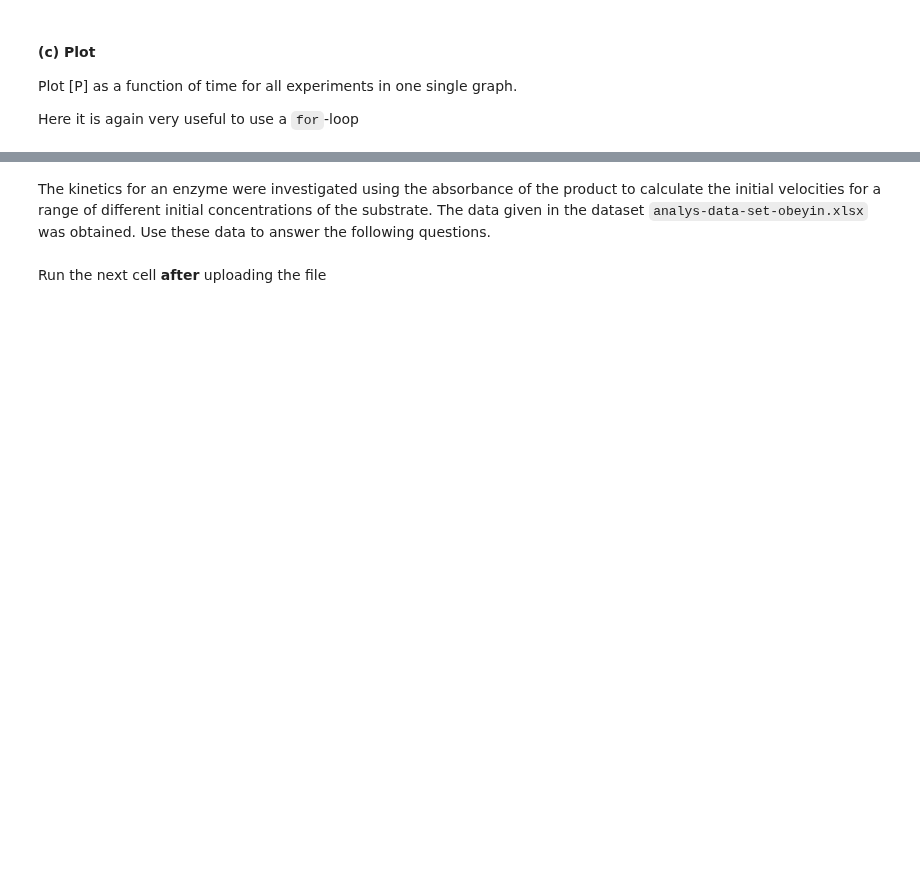
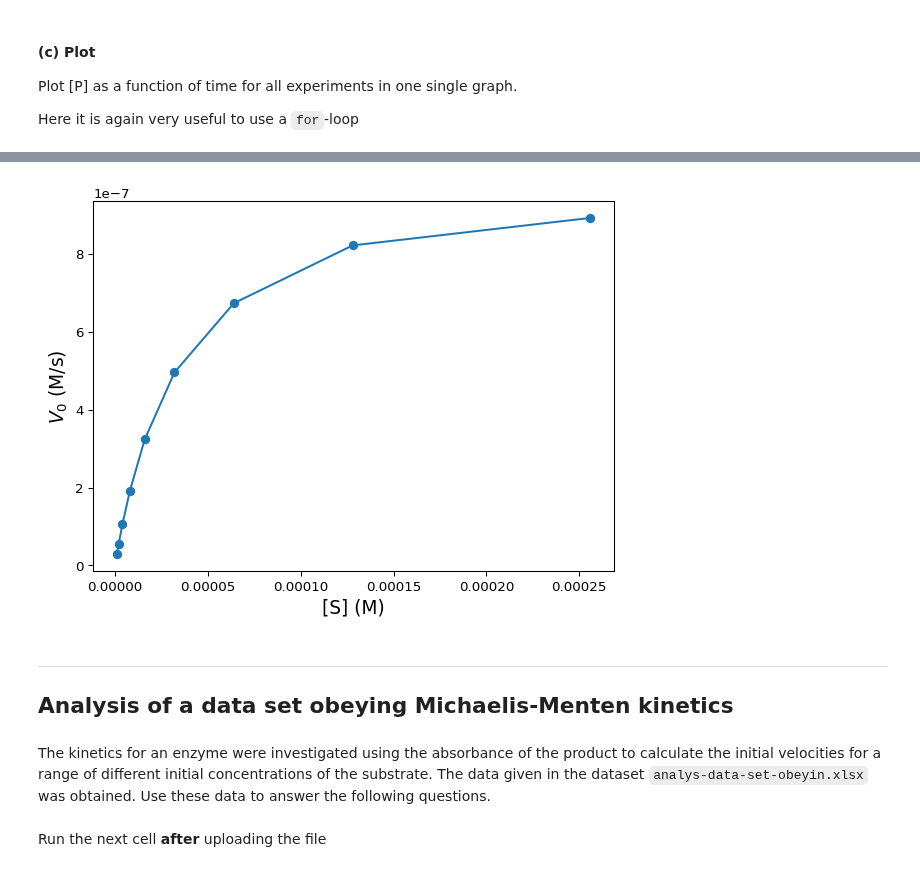
Before and after one commit to au-mbg/fysisk-biokemi, a Jupyter notebook: built_notebooks/master/week_47.ipynb, the cells around one changed output, grey strips where cells are left out. Saved outputs shown, nothing was run; the diff lists cells and outputs as text; code cells hidden in the pictures; blank space fills up the shorter version.

```diff
--- a/built_notebooks/master/week_47.ipynb
+++ b/built_notebooks/master/week_47.ipynb
@@ -971,3 +1033,15 @@ $K_M$ visually (remember units)
+# %%
+fig, ax = plt.subplots()
+ax.plot(V0_df['[S]_(M)'], V0_df['V0_(M/s)'], '-o')
+
+ax.set_xlabel('[S] (M)', fontsize=14)
+ax.set_ylabel('$V_0$ (M/s)', fontsize=14);
+# %% [output]
+[figure, added]
+# %% [markdown]
+------------------------------------------------------------------------
+
+## Analysis of a data set obeying Michaelis-Menten kinetics
 # %%
 import pandas as pd
 import numpy as np
```
Also changed, not shown: parts of 15 cells of this notebook, 13 other files.
